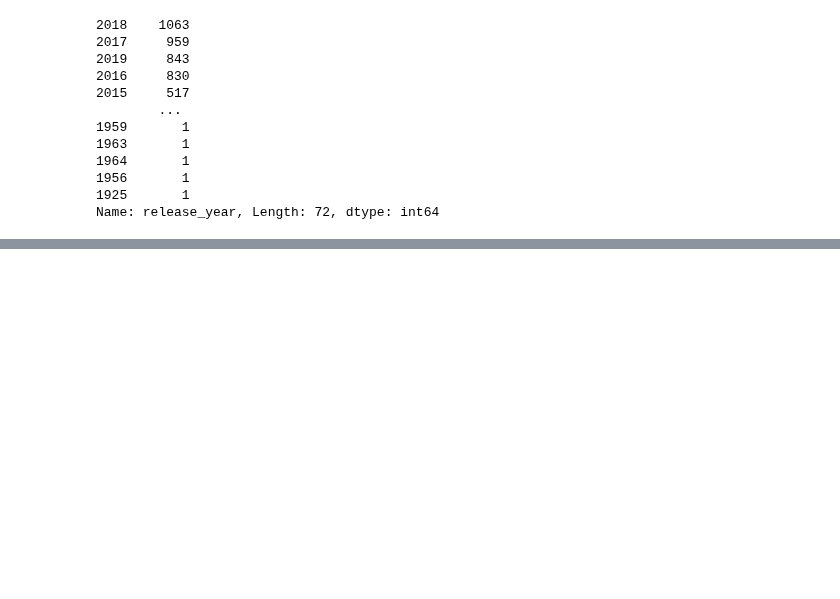
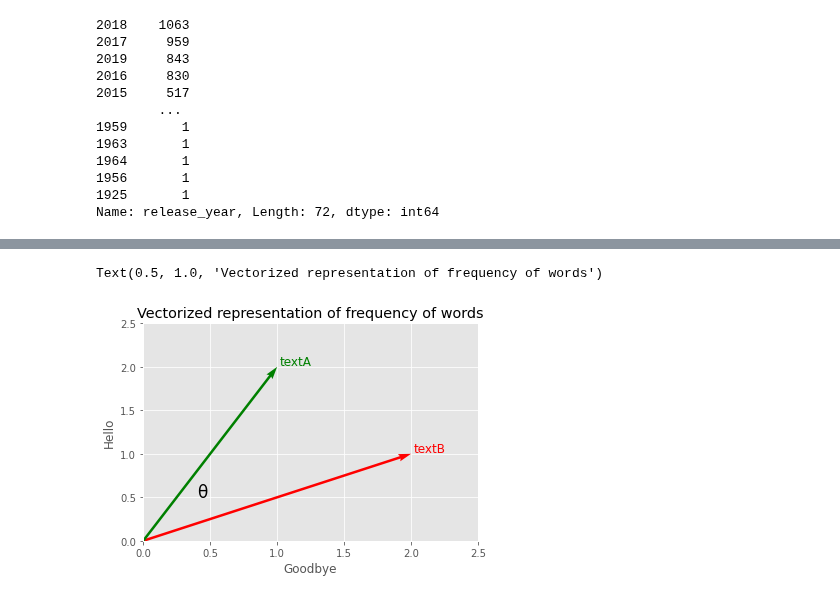
Before and after one commit to aSkailand/dat540-netflix_catalogue, a Jupyter notebook: src/netflix_catalogue_view.ipynb, the cells around one changed output, grey strips where cells are left out. Saved outputs shown, nothing was run; the diff lists cells and outputs as text; code cells hidden in the pictures; blank space fills up the shorter version.

```diff
--- a/src/netflix_catalogue_view.ipynb
+++ b/src/netflix_catalogue_view.ipynb
@@ -616,0 +642,19 @@ sns.countplot(x=df['year_added'], data = df, hue='year')
+# %%
+import matplotlib.pyplot as plt
+plt.style.use("ggplot")
+text1_occurences = [2,1]
+text2_occurences = [1,2]
+vectors = np.array([text1_occurences,text2_occurences])
+origin = np.array([[0, 0],[0,0]])
+plt.quiver(*origin,vectors[:,0],vectors[:,1],color=["r","g"],angles="xy",scale_units="xy",scale=1)
+plt.xlim(0,2.5)
+plt.ylim(0,2.5)
+plt.xlabel("Goodbye")
+plt.ylabel("Hello")
+plt.text(0.4,0.5,"\u03B8",fontsize=17)
+plt.text(1.02,2.02,"textA",fontsize=12,color="g")
+plt.text(2.02,1.02,"textB",fontsize=12,color="r")
+plt.title("Vectorized representation of frequency of words")
+# %% [output]
+Text(0.5, 1.0, 'Vectorized representation of frequency of words')
+[figure, added]
```
Also changed, not shown: parts of 15 cells of this notebook.
